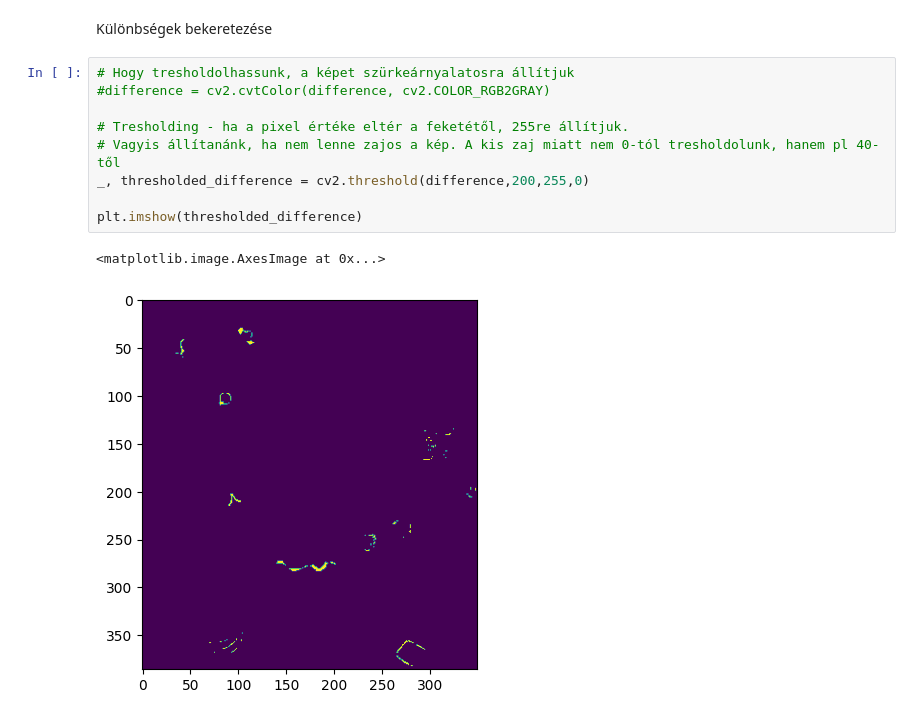
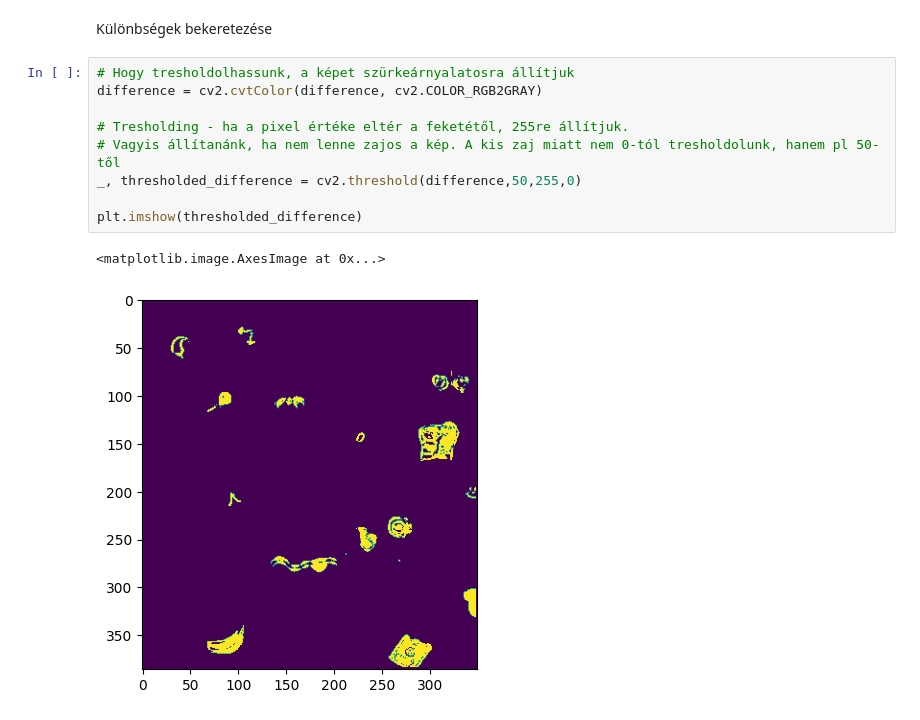
Before and after one commit to BrMrtn/GoogleColab, a Jupyter notebook: Képfeldolgozás/khf1_2_Különbségkeresés.ipynb, the cells around one changed output. Drawn from its saved outputs; the diff is of its cells as text.

```diff
--- a/Képfeldolgozás/khf1_2_Különbségkeresés.ipynb
+++ b/Képfeldolgozás/khf1_2_Különbségkeresés.ipynb
@@ -44,13 +59,13 @@ plt.imshow(difference)
 Különbségek bekeretezése
 # %%
 # Hogy tresholdolhassunk, a képet szürkeárnyalatosra állítjuk
-#difference = cv2.cvtColor(difference, cv2.COLOR_RGB2GRAY)
+difference = cv2.cvtColor(difference, cv2.COLOR_RGB2GRAY)
 
 # Tresholding - ha a pixel értéke eltér a feketétől, 255re állítjuk.
-# Vagyis állítanánk, ha nem lenne zajos a kép. A kis zaj miatt nem 0-tól tresholdolunk, hanem pl 40-től
-_, thresholded_difference = cv2.threshold(difference,200,255,0)
+# Vagyis állítanánk, ha nem lenne zajos a kép. A kis zaj miatt nem 0-tól tresholdolunk, hanem pl 50-től
+_, thresholded_difference = cv2.threshold(difference,50,255,0)
 
 plt.imshow(thresholded_difference)
 # %% [output]
 <matplotlib.image.AxesImage at 0x...>
-[figure, old version]
+[figure, new version]
```
Also changed, not shown: parts of 11 cells of this notebook.
